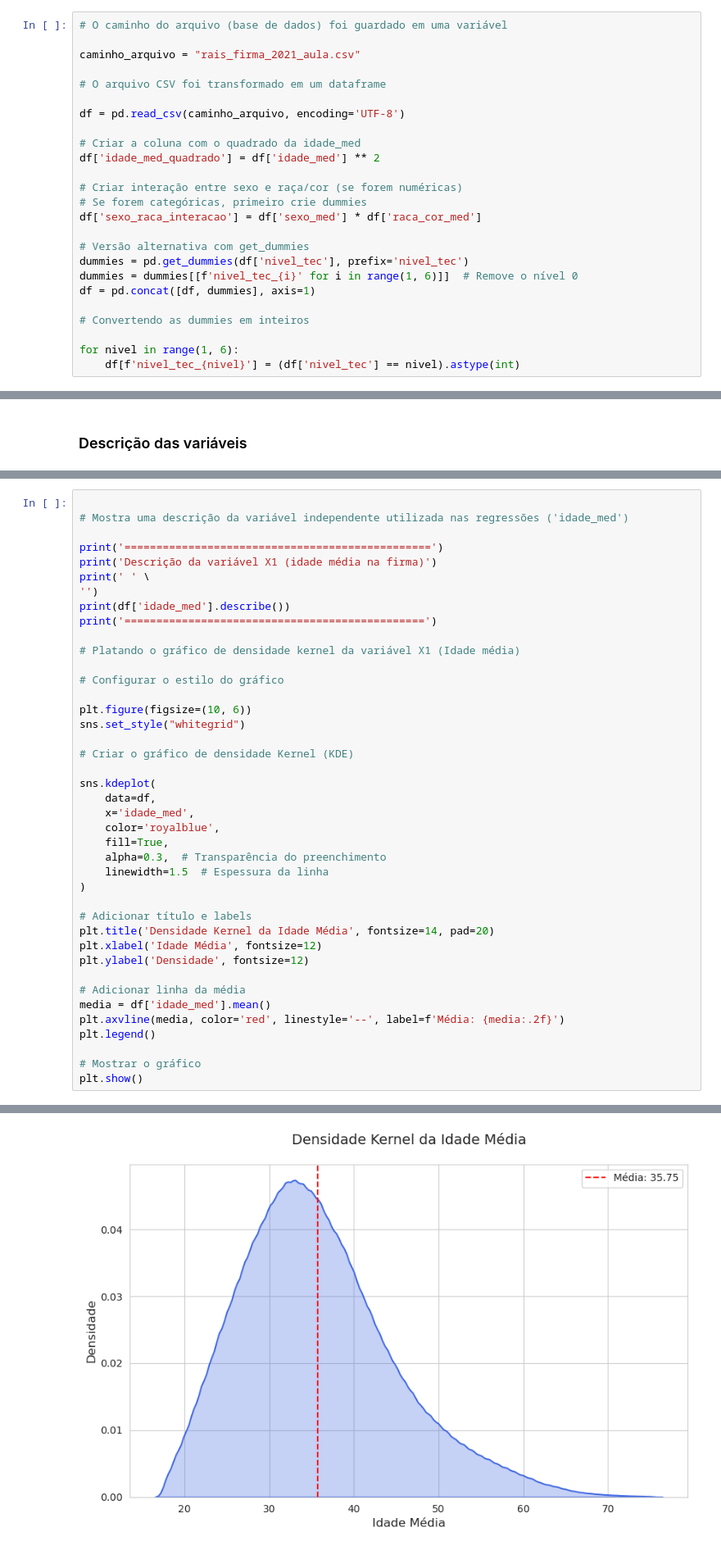
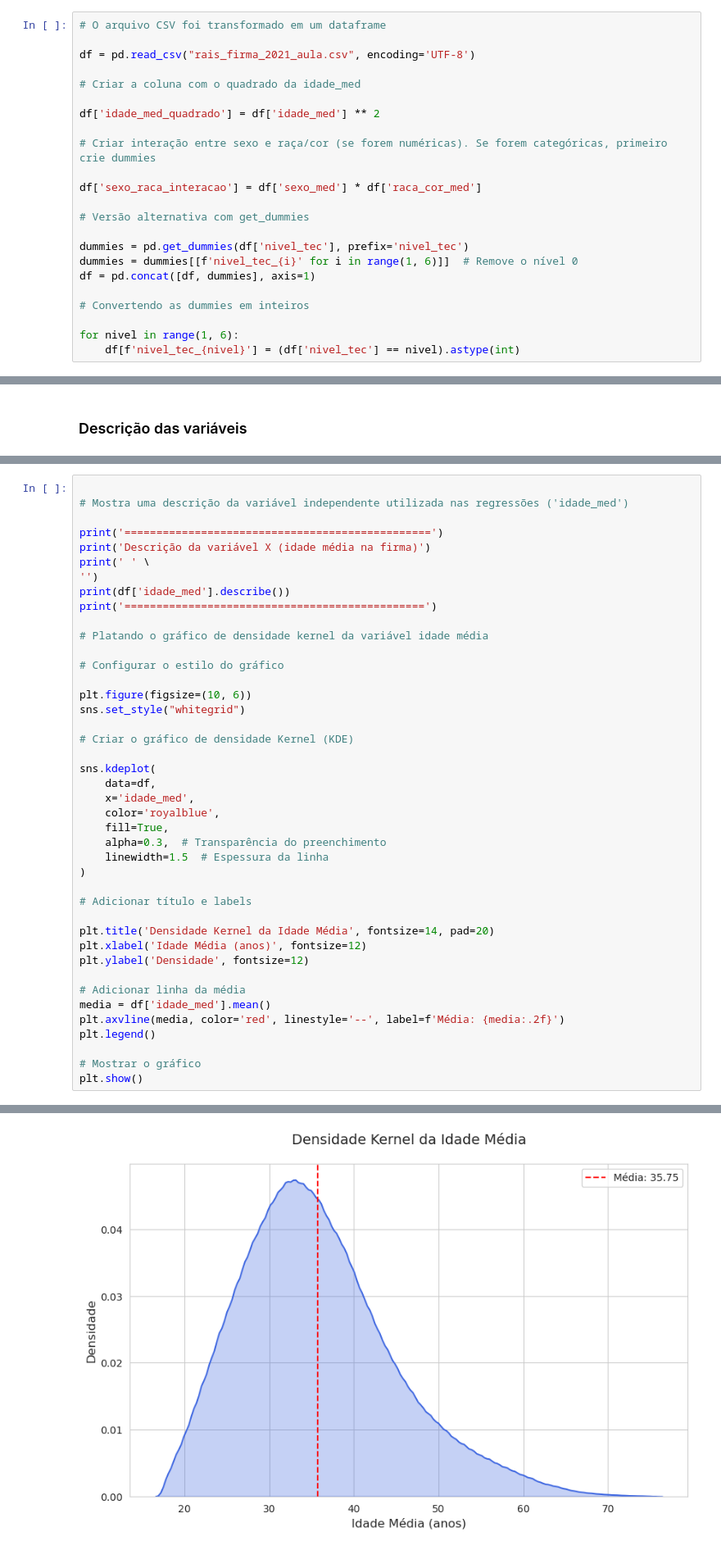
Before and after one commit to ph-padrim/Trabalhos_de_Econometria_no_Mestrado, a Jupyter notebook: trabalho_1.ipynb, the cells around one changed output, grey strips where cells are left out. Shown at 82% size. Saved outputs shown, nothing was run; the diff lists cells and outputs as text.

```diff
--- a/trabalho_1.ipynb
+++ b/trabalho_1.ipynb
@@ -28,20 +38,18 @@ pd.set_option('display.max_rows', 10)
 # %%
-# O caminho do arquivo (base de dados) foi guardado em uma variável
-
-caminho_arquivo = "rais_firma_2021_aula.csv"
-
 # O arquivo CSV foi transformado em um dataframe
 
-df = pd.read_csv(caminho_arquivo, encoding='UTF-8')
+df = pd.read_csv("rais_firma_2021_aula.csv", encoding='UTF-8')
 
 # Criar a coluna com o quadrado da idade_med
+
 df['idade_med_quadrado'] = df['idade_med'] ** 2
 
-# Criar interação entre sexo e raça/cor (se forem numéricas)
-# Se forem categóricas, primeiro crie dummies
+# Criar interação entre sexo e raça/cor (se forem numéricas). Se forem categóricas, primeiro crie dummies
+
 df['sexo_raca_interacao'] = df['sexo_med'] * df['raca_cor_med']
 
 # Versão alternativa com get_dummies
+
 dummies = pd.get_dummies(df['nivel_tec'], prefix='nivel_tec')
 dummies = dummies[[f'nivel_tec_{i}' for i in range(1, 6)]]  # Remove o nível 0
 df = pd.concat([df, dummies], axis=1)
@@ -132,13 +149,13 @@ Name: remun_med_real_med, dtype: float64
 # Mostra uma descrição da variável independente utilizada nas regressões ('idade_med')
 
 print('================================================')
-print('Descrição da variável X1 (idade média na firma)')
+print('Descrição da variável X (idade média na firma)')
 print(' ' \
 '')
 print(df['idade_med'].describe())
 print('===============================================')
 
-# Platando o gráfico de densidade kernel da variável X1 (Idade média)
+# Platando o gráfico de densidade kernel da variável idade média
 
 # Configurar o estilo do gráfico
 
@@ -157,8 +174,9 @@ sns.kdeplot(
 )
 
 # Adicionar título e labels
+
 plt.title('Densidade Kernel da Idade Média', fontsize=14, pad=20)
-plt.xlabel('Idade Média', fontsize=12)
+plt.xlabel('Idade Média (anos)', fontsize=12)
 plt.ylabel('Densidade', fontsize=12)
 
 # Adicionar linha da média
@@ -174,12 +192,12 @@ Descrição da variável X1 (idade média na firma)
 
 count    2.575873e+06
 mean     3.575006e+01
 std      9.192819e+00
 min      1.800000e+01
 25%      2.900000e+01
 50%      3.466667e+01
 75%      4.100000e+01
 max      7.500000e+01
 Name: idade_med, dtype: float64
 ===============================================
-[figure, old version]
+[figure, new version]
```
Also changed, not shown: parts of 25 cells of this notebook, 3 other files.
